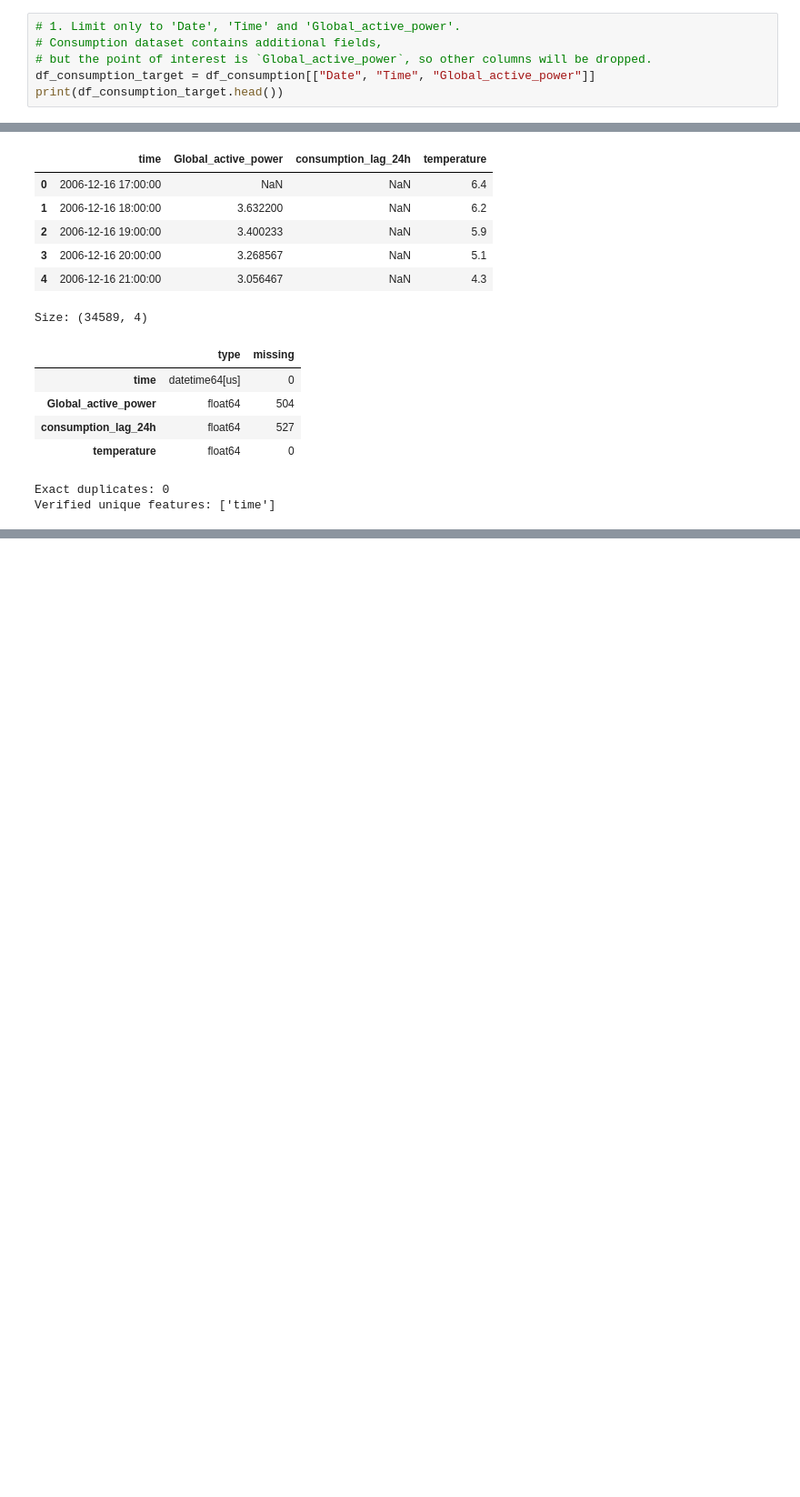
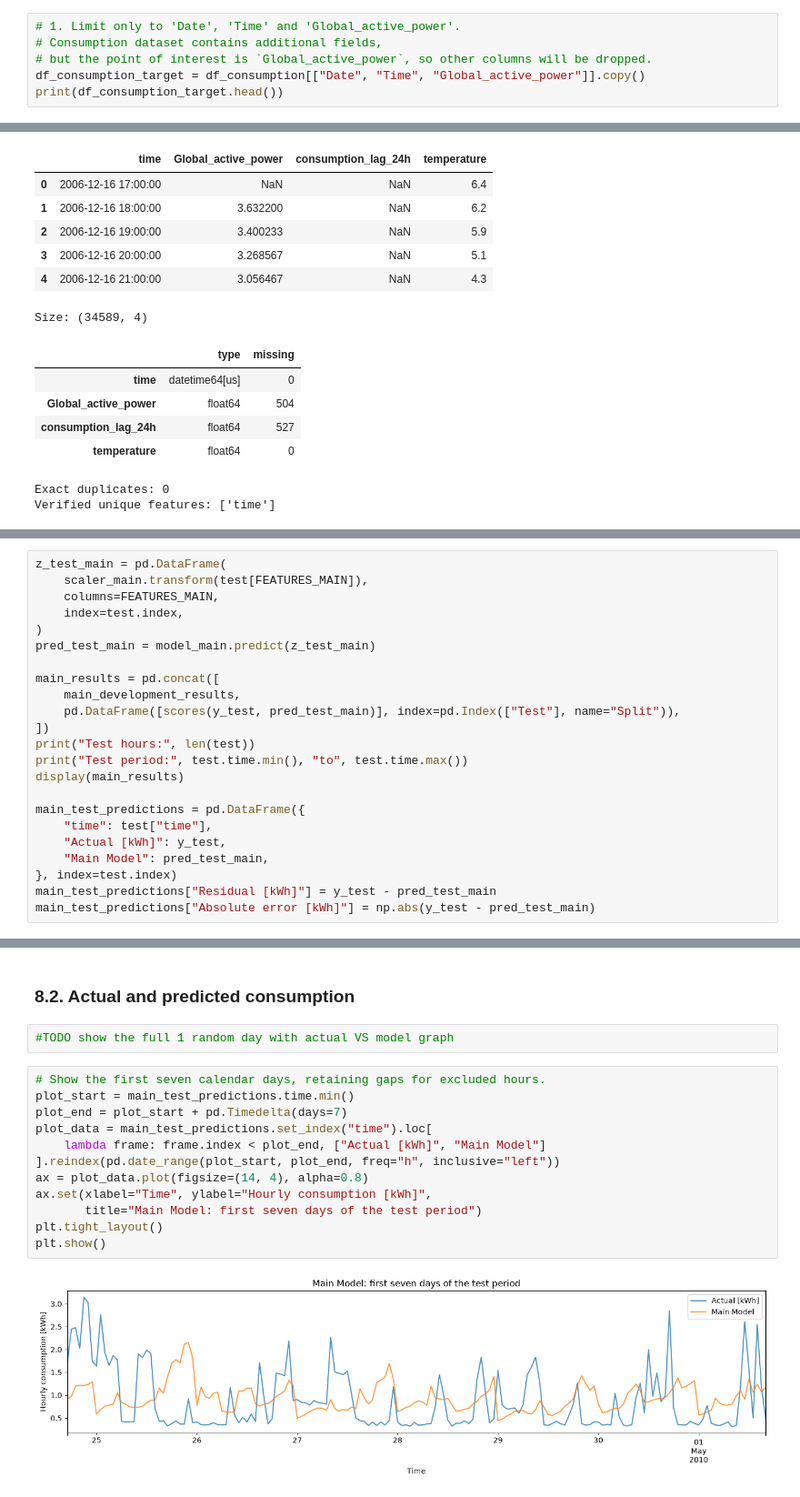
Before and after one commit to angiee99/Household-Power-Consumption-Prediction, a Jupyter notebook: project.ipynb, the cells around one changed output, grey strips where cells are left out. Shown at 91% size. Drawn from its saved outputs; the diff is of its cells as text; blank space fills up the shorter version.

```diff
--- a/project.ipynb
+++ b/project.ipynb
@@ -173,7 +203,7 @@ Output:
 # 1. Limit only to 'Date', 'Time' and 'Global_active_power'.
 # Consumption dataset contains additional fields,
 # but the point of interest is `Global_active_power`, so other columns will be dropped.
-df_consumption_target = df_consumption[["Date", "Time", "Global_active_power"]]
+df_consumption_target = df_consumption[["Date", "Time", "Global_active_power"]].copy()
 print(df_consumption_target.head())
 # %% [output]
          Date      Time Global_active_power
@@ -910,0 +698,23 @@ display(results_B)
+# %%
+z_test_main = pd.DataFrame(
+    scaler_main.transform(test[FEATURES_MAIN]),
+    columns=FEATURES_MAIN,
+    index=test.index,
+)
+pred_test_main = model_main.predict(z_test_main)
+
+main_results = pd.concat([
+    main_development_results,
+    pd.DataFrame([scores(y_test, pred_test_main)], index=pd.Index(["Test"], name="Split")),
+])
+print("Test hours:", len(test))
+print("Test period:", test.time.min(), "to", test.time.max())
+display(main_results)
+
+main_test_predictions = pd.DataFrame({
+    "time": test["time"],
+    "Actual [kWh]": y_test,
+    "Main Model": pred_test_main,
+}, index=test.index)
+main_test_predictions["Residual [kWh]"] = y_test - pred_test_main
+main_test_predictions["Absolute error [kWh]"] = np.abs(y_test - pred_test_main)
@@ -910,0 +731,18 @@ display(results_B)
+# %% [markdown]
+### 8.2. Actual and predicted consumption
+# %%
+#TODO show the full 1 random day with actual VS model graph
+# %%
+# Show the first seven calendar days, retaining gaps for excluded hours.
+plot_start = main_test_predictions.time.min()
+plot_end = plot_start + pd.Timedelta(days=7)
+plot_data = main_test_predictions.set_index("time").loc[
+    lambda frame: frame.index < plot_end, ["Actual [kWh]", "Main Model"]
+].reindex(pd.date_range(plot_start, plot_end, freq="h", inclusive="left"))
+ax = plot_data.plot(figsize=(14, 4), alpha=0.8)
+ax.set(xlabel="Time", ylabel="Hourly consumption [kWh]",
+       title="Main Model: first seven days of the test period")
+plt.tight_layout()
+plt.show()
+# %% [output]
+[figure, added]
```
Also changed, not shown: parts of 103 cells of this notebook.
